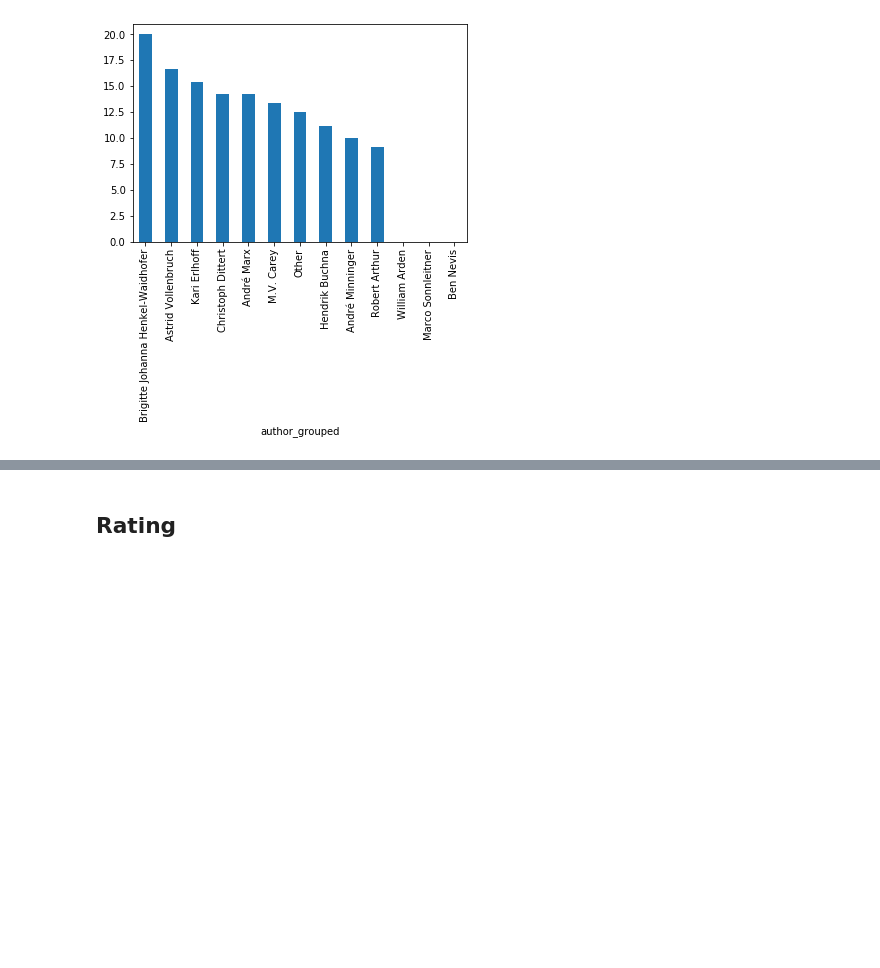
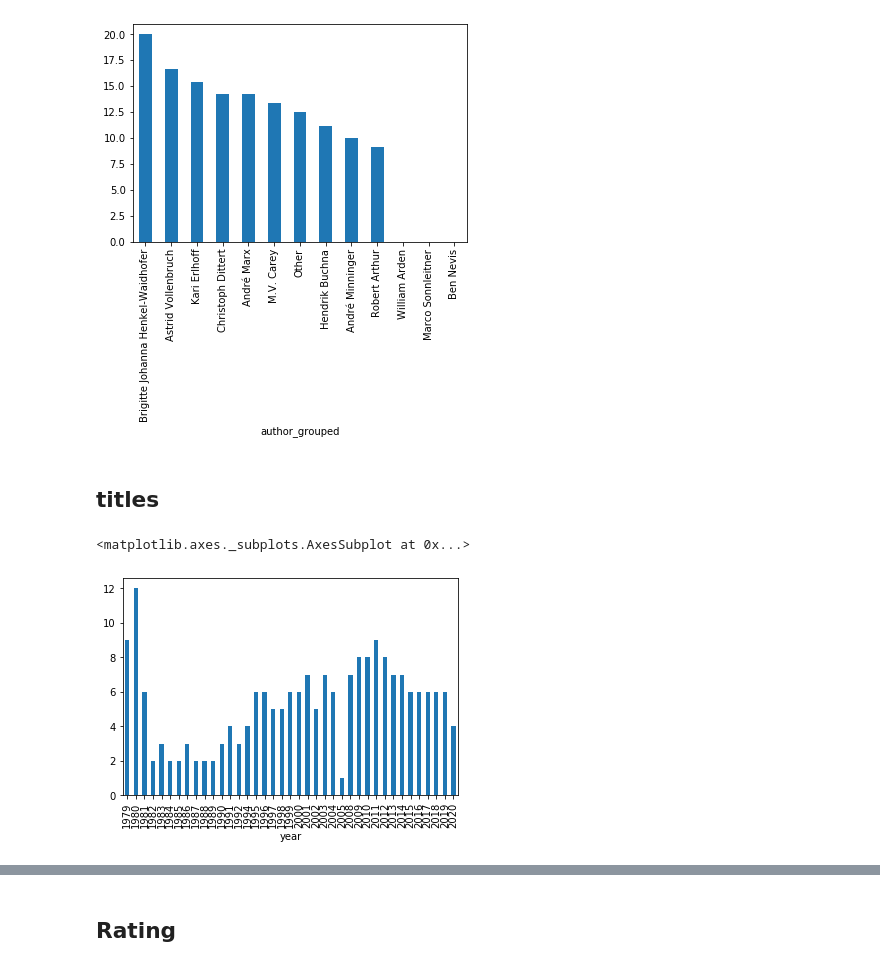
Before and after one commit to Lisa-Ho/three-investigators, a Jupyter notebook: notebooks/three-investigators-part-II.ipynb, the cells around one changed output, grey strips where cells are left out. Cells and saved outputs as stored; diff of their text form; code cells hidden in the pictures; blank space fills up the shorter version.

```diff
--- a/notebooks/three-investigators-part-II.ipynb
+++ b/notebooks/three-investigators-part-II.ipynb
@@ -41,6 +41,10 @@ actors = pd.read_csv(".\\data\\scraped\\actor_all.csv")
 content = pd.read_csv(".\\data\\scraped\\content_all.csv")
 rating = pd.read_csv(".\\data\\scraped\\rating.csv")
 
+#load title analysis
+title_counts = pd.read_csv(".\\data\\processed\\title_word_count.csv")
+title_cat = pd.read_csv(".\\data\\processed\\title_categories.csv")
+
 #load actor gender prediction
 gender = pd.read_csv(".\\data\\processed\\actor_gender_prediction_2020-09-26.csv")
 # %%
@@ -274,0 +201,3 @@ pd.crosstab(
+# %%
+# merge title categories into meta data
+meta = meta.merge(title_cat, left_on="id", right_on="id", how='left' )
@@ -362,3 +307,10 @@ meta.groupby("author_grouped")["female_side_actors_ratio"].min().sort_values(asc
 # %% [output]
 <matplotlib.axes._subplots.AxesSubplot at 0x...>
 [figure]
+# %% [markdown]
+## titles
+# %%
+meta.groupby("year")["title_colour"].count().plot(kind='bar')
+# %% [output]
+<matplotlib.axes._subplots.AxesSubplot at 0x...>
+[figure, added]
```
Also changed, not shown: parts of 17 cells of this notebook, 1 other file.
